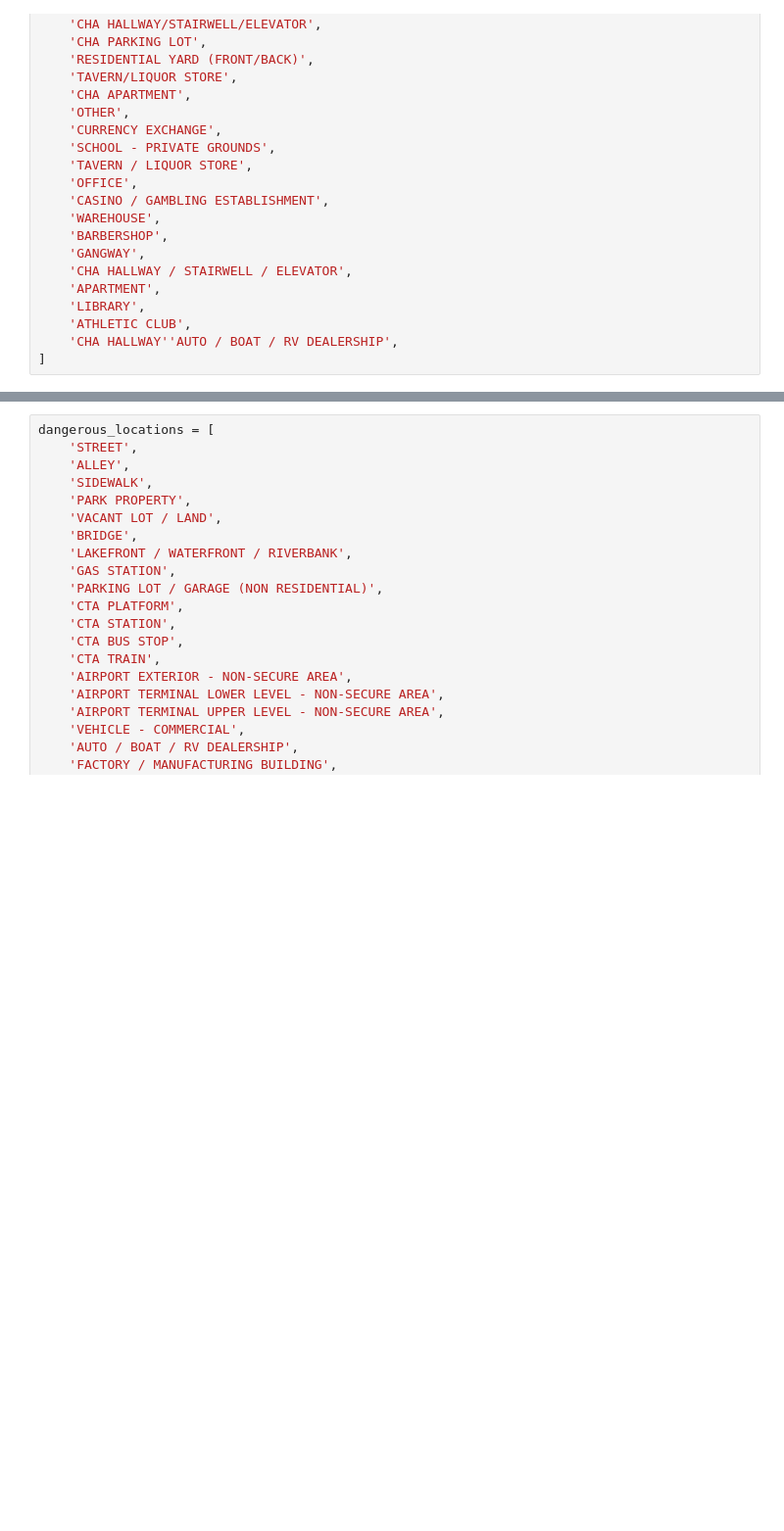
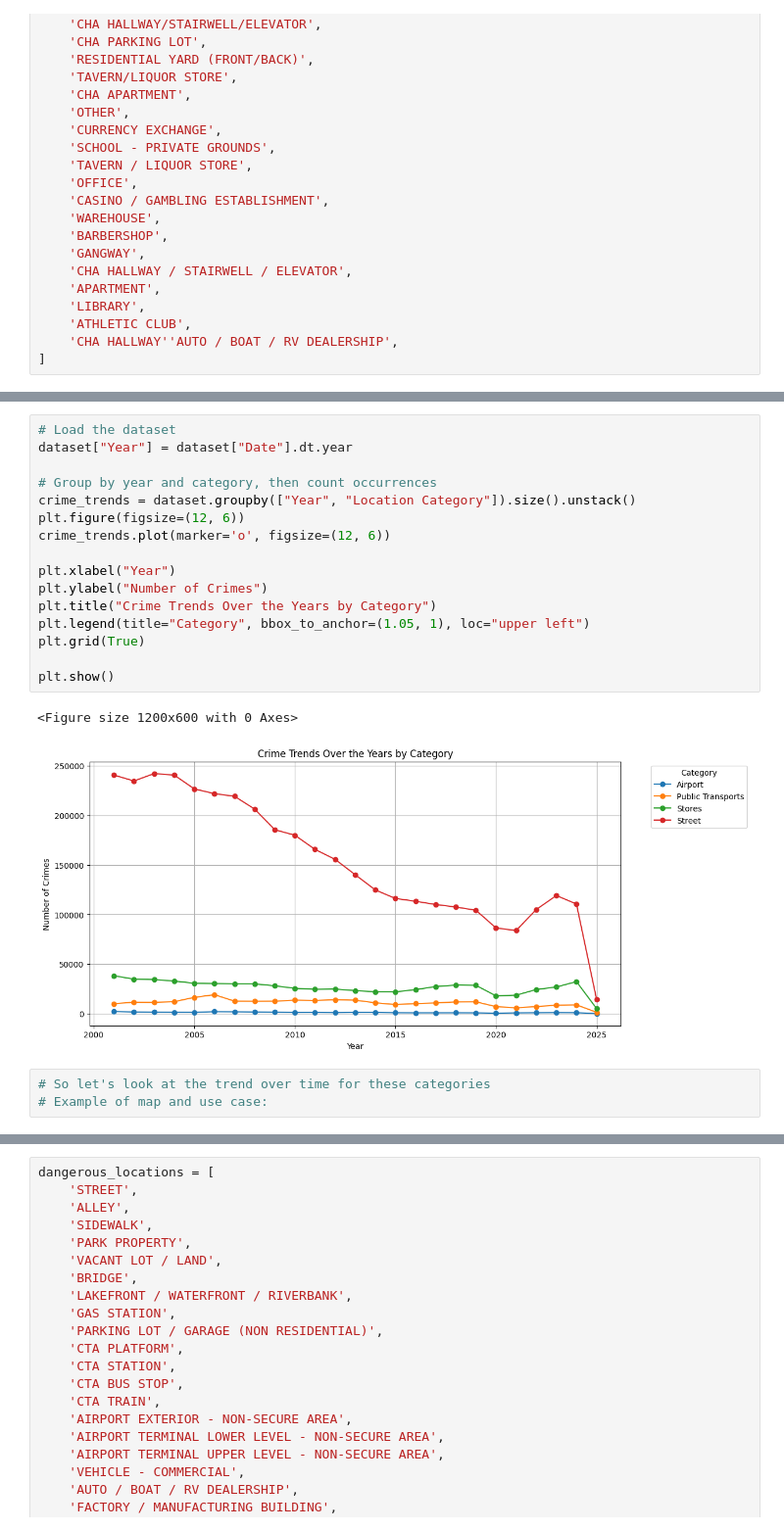
Before and after one commit to com-480-data-visualization/SafetyFirst, a Jupyter notebook: milestone1/antonio_eda.ipynb, the cells around one changed output, grey strips where cells are left out. Shown at 98% size. Drawn from its saved outputs; the diff is of its cells as text; blank space fills up the shorter version.

```diff
--- a/milestone1/antonio_eda.ipynb
+++ b/milestone1/antonio_eda.ipynb
@@ -398,0 +510,22 @@ Now let's have a look at the locations
+# %%
+# Load the dataset
+dataset["Year"] = dataset["Date"].dt.year
+
+# Group by year and category, then count occurrences
+crime_trends = dataset.groupby(["Year", "Location Category"]).size().unstack()
+plt.figure(figsize=(12, 6))
+crime_trends.plot(marker='o', figsize=(12, 6))
+
+plt.xlabel("Year")
+plt.ylabel("Number of Crimes")
+plt.title("Crime Trends Over the Years by Category")
+plt.legend(title="Category", bbox_to_anchor=(1.05, 1), loc="upper left")
+plt.grid(True)
+
+plt.show()
+# %% [output]
+<Figure size 1200x600 with 0 Axes>
+[figure, added]
+# %%
+# So let's look at the trend over time for these categories
+# Example of map and use case:
```
Also changed, not shown: parts of 23 cells of this notebook.
